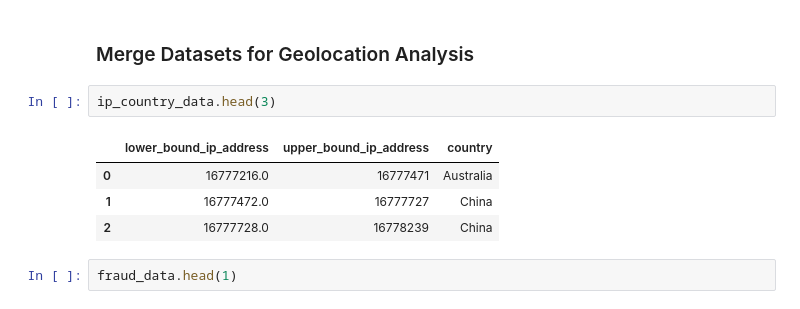
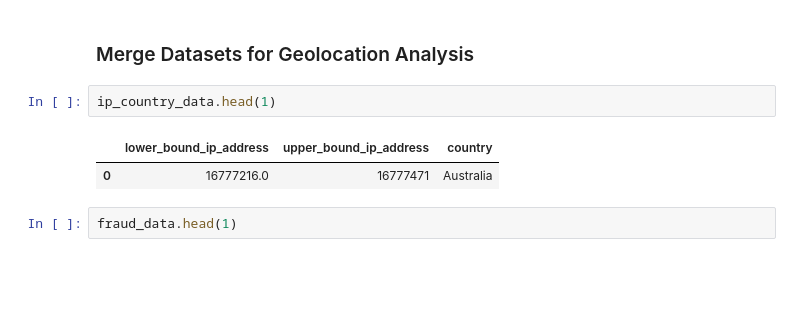
Before and after one commit to Temesgenasmamaw/Improved-detection-of-fraud-cases-for-e-commerce-and-bank-transactions, a Jupyter notebook: notebooks/EDA and Data Processing.ipynb, the cells around one changed output. Cells and saved outputs as stored; diff of their text form; blank space fills up the shorter version.

```diff
--- a/notebooks/EDA.ipynb
+++ b/notebooks/EDA and Data Processing.ipynb
@@ -280,12 +280,10 @@ visualizer.plot_browser_usage()
 # %% [markdown]
 ### Merge Datasets for Geolocation Analysis
 # %%
-ip_country_data.head(3)
+ip_country_data.head(1)
 # %% [output]
 |  | lower_bound_ip_address | upper_bound_ip_address | country |
 | 0 | 16777216.0 | 16777471 | Australia |
-| 1 | 16777472.0 | 16777727 | China |
-| 2 | 16777728.0 | 16778239 | China |
 # %%
 fraud_data.head(1)
 # %% [output]
```
Also changed, not shown: parts of 24 cells of this notebook, 4 other files.
